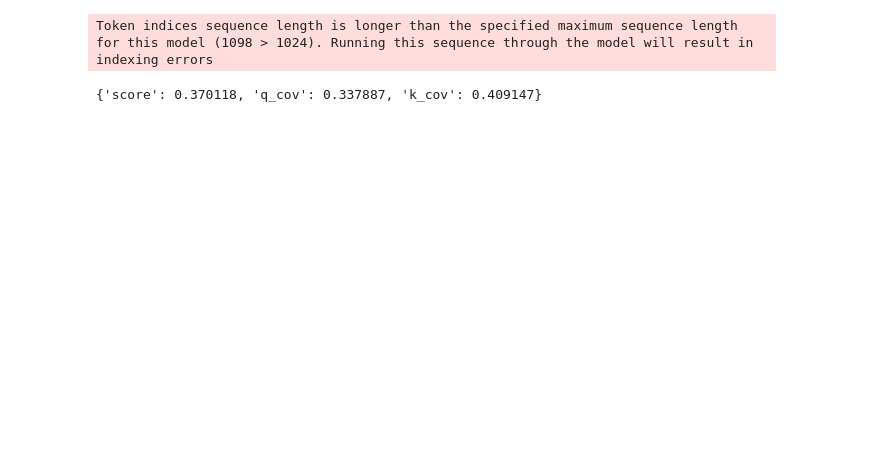
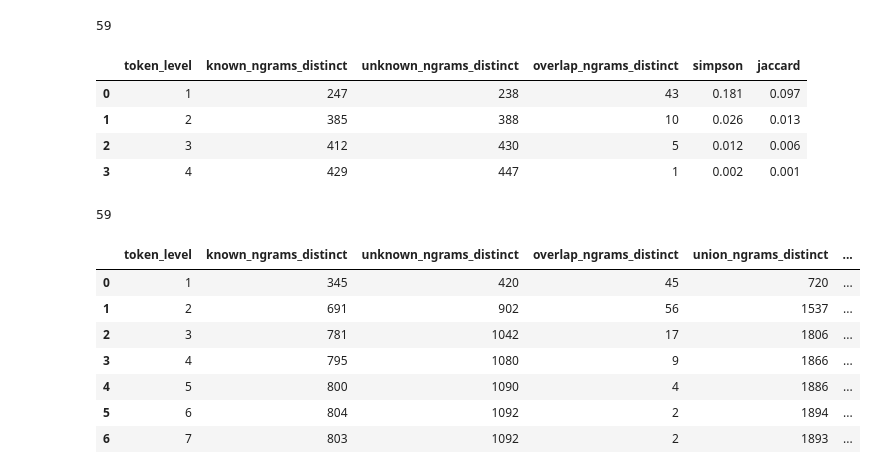
Before and after one commit to BenJCross1995/n-gram-av-methods, a Jupyter notebook: notebooks/baselines/Weighted N-Gram Tracing.ipynb, the cells around one changed output. Cells and saved outputs as stored; diff of their text form; code cells hidden in the pictures; blank space fills up the shorter version.

Commit message:
Add weighted ngram tracing

```diff
--- a/notebooks/baselines/Weighted N-Gram Tracing.ipynb
+++ b/notebooks/baselines/Weighted N-Gram Tracing.ipynb
@@ -106,19 +106,16 @@ from n_gram_tracing import (
 # %%
 tokenizer = load_model("/Volumes/BCross/models/gpt2", load_model=False)
 # %%
-known_text = read_txt("../../data/kevin_hyatt_mail_1.txt")
-unknown_text = read_txt("../../data/kevin_hyatt_mail_2.txt")
+known_text = read_txt("../../data/hodja_nasreddin_text_1.txt")
+unknown_text = read_txt("../../data/hodja_nasreddin_text_10.txt")
 # %%
 common = common_ngrams(
     text1=known_text,
     text2=unknown_text,
-    n=1,
     tokenizer=tokenizer,
     include_subgrams=False,
     lowercase=True
 )
-# %% [output]
-Token indices sequence length is longer than the specified maximum sequence length for this model (1098 > 1024). Running this sequence through the model will result in indexing errors
 # %%
 def get_tokens(
     text: str,
@@ -145,4 +346,22 @@ known_tokens = get_tokens(known_text, tokenizer)
+# %%
+len(common)
+# %% [output]
+59
 # %%
-weighted_max_common_score(unknown_tokens, known_tokens, common)
+df = ngram_tracing_df_from_common(
+    unknown_tokens=unknown_tokens,
+    known_tokens=known_tokens,
+    common_ngrams=common
+)
+
+df
 # %% [output]
-{'score': 0.370118, 'q_cov': 0.337887, 'k_cov': 0.409147}
+|  | token_level | known_ngrams_distinct | unknown_ngrams_distinct | overlap_ngrams_distinct | simpson | jaccard |
+| 0 | 1 | 247 | 238 | 43 | 0.181 | 0.097 |
+| 1 | 2 | 385 | 388 | 10 | 0.026 | 0.013 |
+| 2 | 3 | 412 | 430 | 5 | 0.012 | 0.006 |
+| 3 | 4 | 429 | 447 | 1 | 0.002 | 0.001 |
+# %%
+sum(df['overlap_ngrams_distinct'])
+# %% [output]
+59
@@ -148,0 +465,17 @@ weighted_max_common_score(unknown_tokens, known_tokens, common)
+# %%
+df_2 = ngram_tracing_df_from_common_weighted(
+    unknown_tokens=unknown_tokens,
+    known_tokens=known_tokens,
+    common_ngrams=common
+)
+
+df_2
+# %% [output]
+|  | token_level | known_ngrams_distinct | unknown_ngrams_distinct | overlap_ngrams_distinct | union_ngrams_distinct | ... |
+| 0 | 1 | 345 | 420 | 45 | 720 | ... |
+| 1 | 2 | 691 | 902 | 56 | 1537 | ... |
+| 2 | 3 | 781 | 1042 | 17 | 1806 | ... |
+| 3 | 4 | 795 | 1080 | 9 | 1866 | ... |
+| 4 | 5 | 800 | 1090 | 4 | 1886 | ... |
+| 5 | 6 | 804 | 1092 | 2 | 1894 | ... |
+| 6 | 7 | 803 | 1092 | 2 | 1893 | ... |
```
Also changed, not shown: parts of 8 cells of this notebook, 18 other files.
